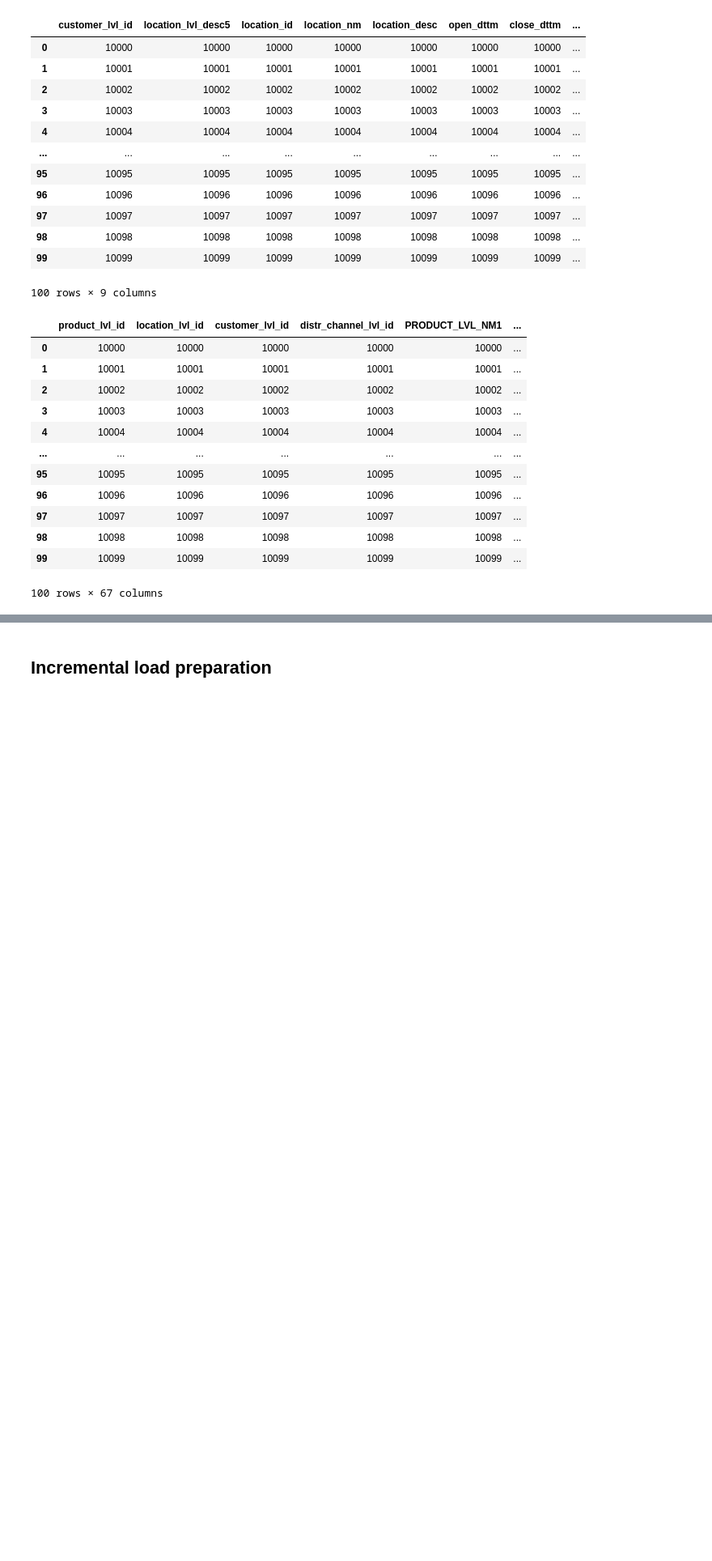
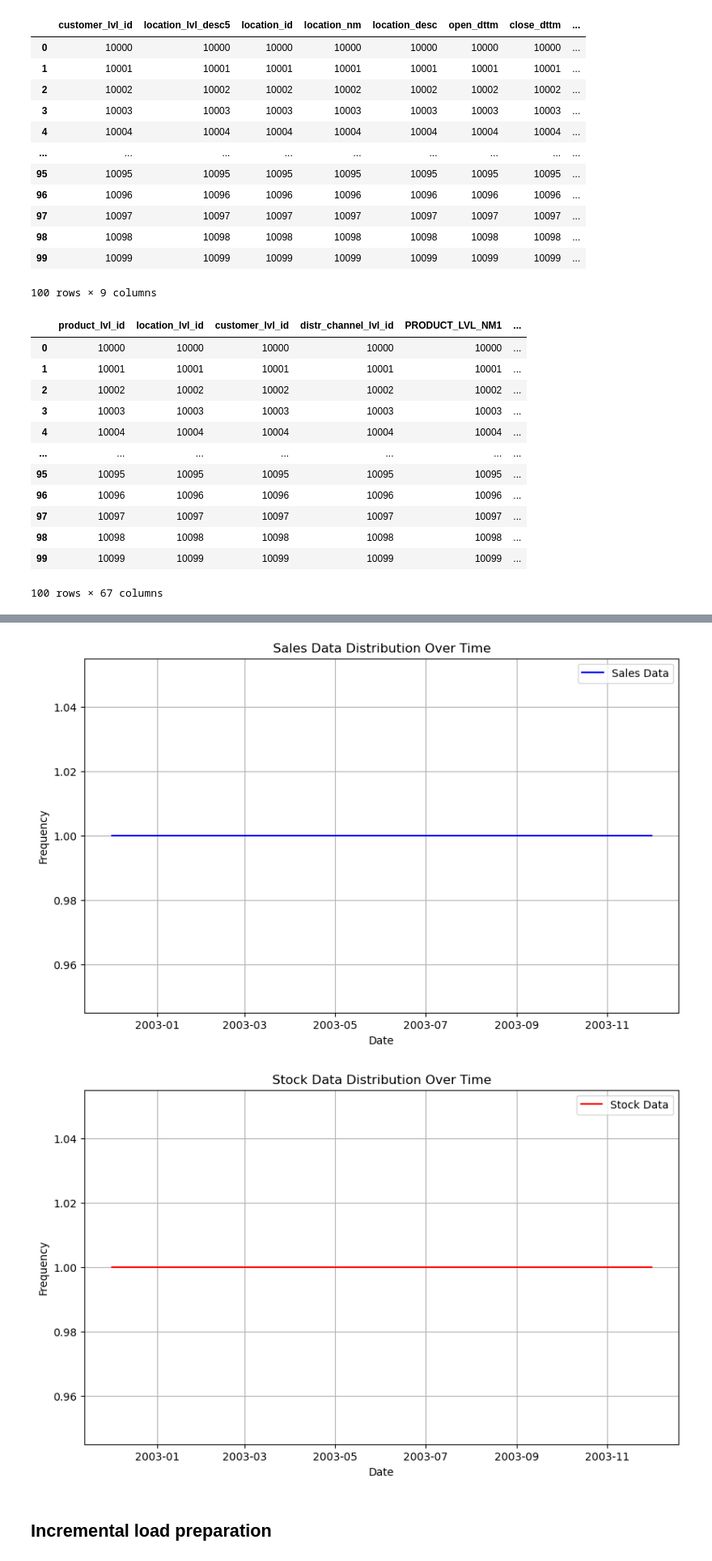
Before and after one commit to aromanenko/DFP, a Jupyter notebook: notebooks/forecast_flag.ipynb, the cells around one changed output, grey strips where cells are left out. Shown: that part at 81% size. Saved outputs shown, nothing was run; the diff lists cells and outputs as text; code cells hidden in the pictures; blank space fills up the shorter version.

Commit message:
Add files via upload
Forecast_flag with visualisations

```diff
--- a/notebooks/forecast_flag.ipynb
+++ b/notebooks/forecast_flag.ipynb
@@ -61,3 +129,29 @@ sales, stock, sell_in, sell_out, ASSORT_MATRIX, LOCATION_LIFE = generate_input_i
+# %%
+sales_counts = sales['period_dt'].value_counts().sort_index()  # Count occurrences of each date in sales
+stock_counts = stock['period_start_dt'].value_counts().sort_index()  # Count occurrences of each date in stock
+
+# Plot the distribution of sales data
+plt.figure(figsize=(10,6))
+plt.plot(sales_counts.index, sales_counts.values, label='Sales Data', color='blue')
+plt.xlabel('Date')
+plt.ylabel('Frequency')
+plt.title('Sales Data Distribution Over Time')
+plt.legend(loc='upper right')
+plt.grid(True)
+plt.show()
+
+# Plot the distribution of stock data
+plt.figure(figsize=(10,6))
+plt.plot(stock_counts.index, stock_counts.values, label='Stock Data', color='red')
+plt.xlabel('Date')
+plt.ylabel('Frequency')
+plt.title('Stock Data Distribution Over Time')
+plt.legend(loc='upper right')
+plt.grid(True)
+plt.show()
+# %% [output]
+[figure, added]
+[figure, added]
 # %% [markdown]
 ## Incremental load preparation ##
 # %%
```
Also changed, not shown: parts of 27 cells of this notebook.
